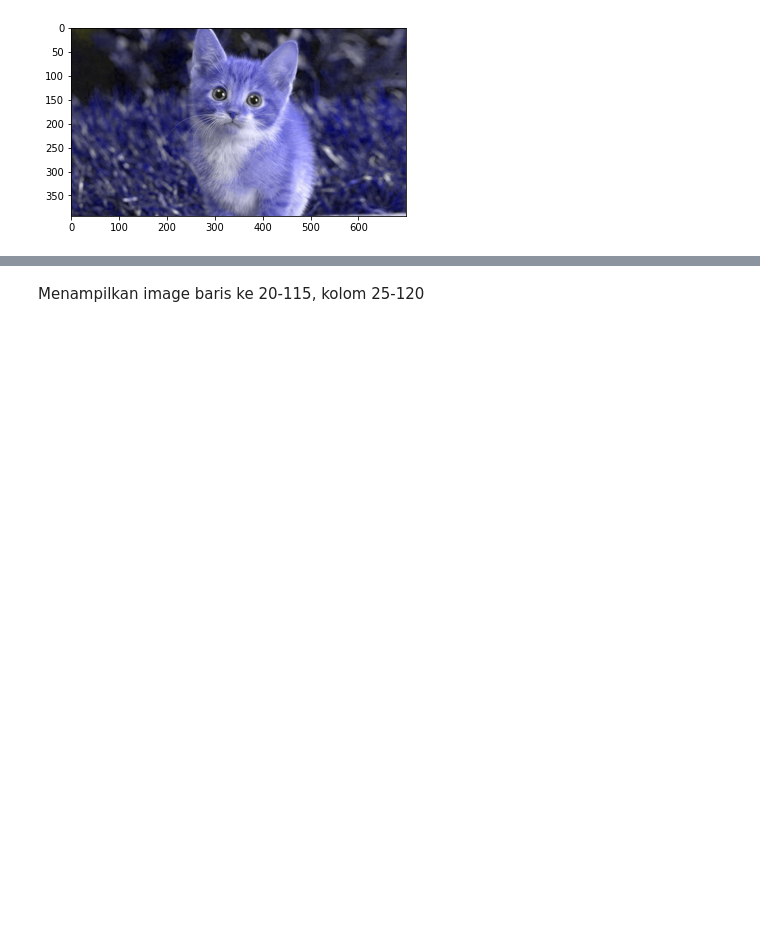
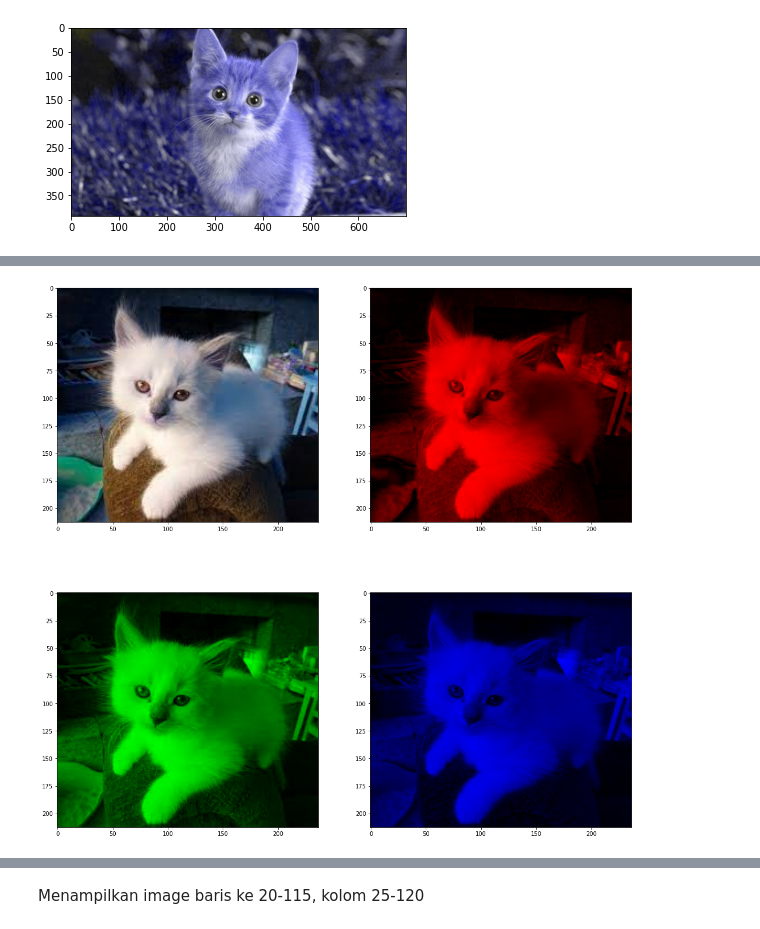
Before and after one commit to SitiZumarohdf/PCVK_Genap_2023, a Jupyter notebook: Week_2.ipynb, the cells around one changed output, grey strips where cells are left out. Drawn from its saved outputs; the diff is of its cells as text; code cells hidden in the pictures; blank space fills up the shorter version.

```diff
--- a/Week_2.ipynb
+++ b/Week_2.ipynb
@@ -202,0 +236,28 @@ plt.show()
+# %%
+#Red , Blue , Green
+import matplotlib.pyplot as plt
+img = cv.imread('/content/drive/MyDrive/PCVK/Image/kitten.jpeg')
+
+R = img.copy()
+G = img.copy()
+B = img.copy()
+
+R[:,:,1] = R[:,:,2] = 0
+G[:,:,0] = G[:,:,2] = 0
+B[:,:,0] = B[:,:,1] = 0
+
+
+fig = plt.figure(figsize=(18,18))
+ax = fig.add_subplot(221)
+bx = fig.add_subplot(222)
+cx = fig.add_subplot(223)
+dx = fig.add_subplot(224)
+
+bx.imshow (R)
+cx.imshow (G)
+dx.imshow (B)
+ax.imshow (img)
+
+plt.show()
+# %% [output]
+[figure, added]
```
Also changed, not shown: parts of 13 cells of this notebook.
